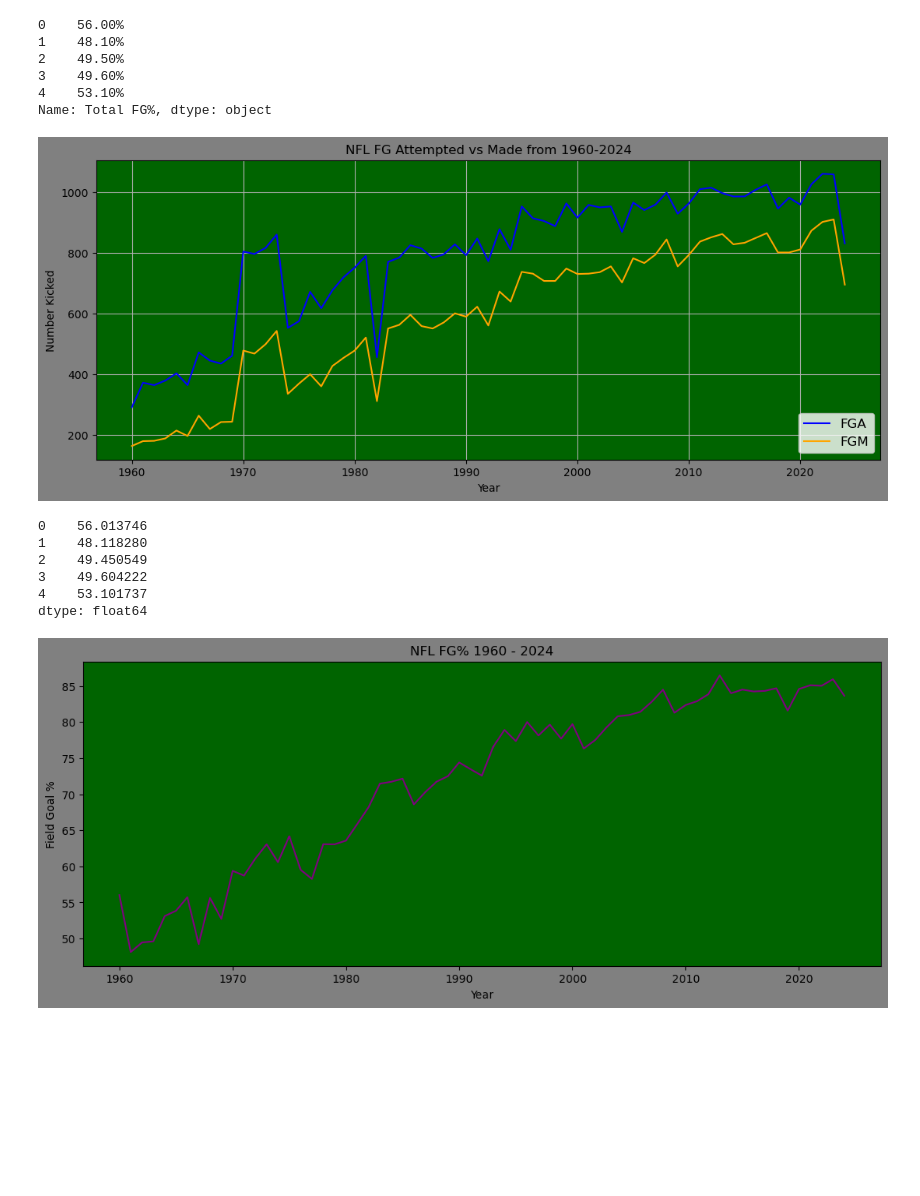
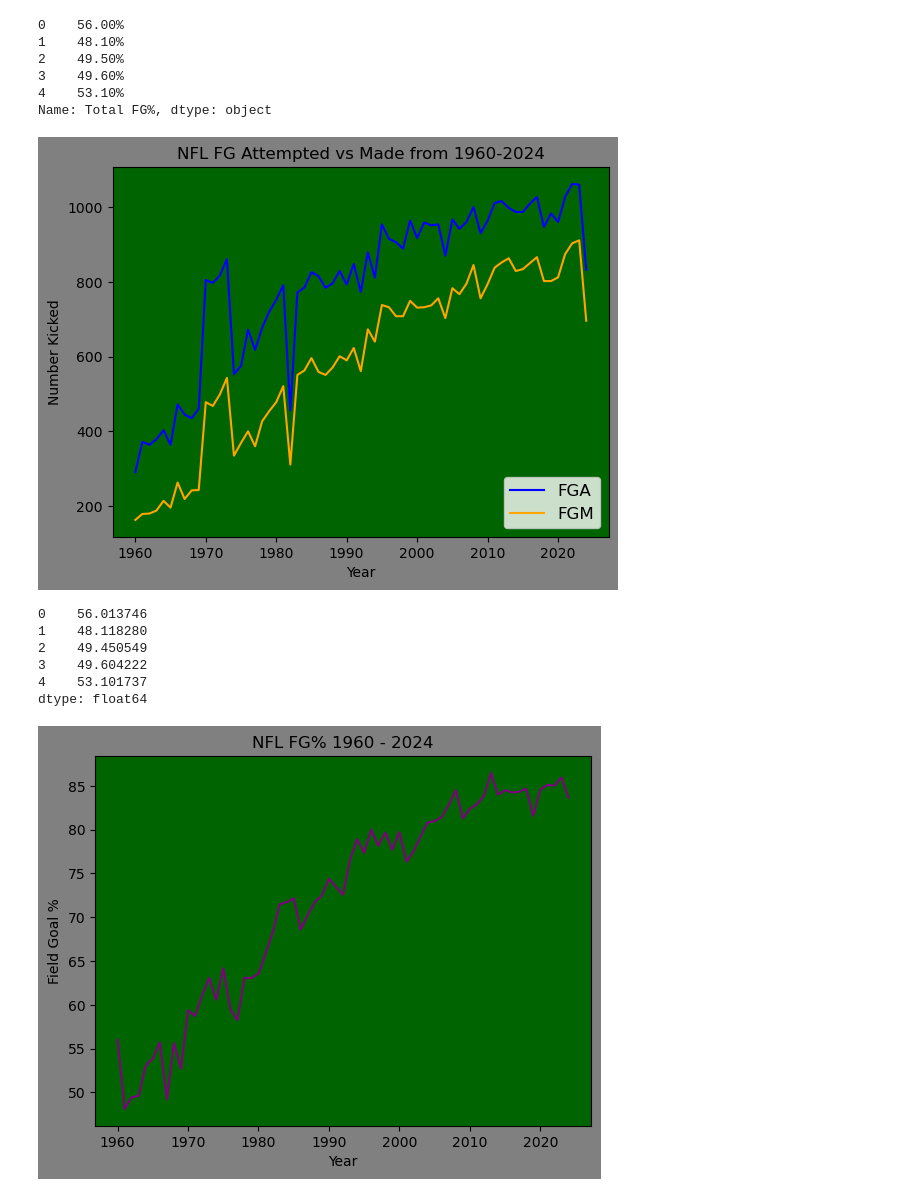
Before and after one commit to JarKanni/nfl, a Jupyter notebook: kicking_analysis/nfl_kicking.ipynb, the cells around one changed output. Saved outputs shown, nothing was run; the diff lists cells and outputs as text; code cells hidden in the pictures; blank space fills up the shorter version.

```diff
--- a/kicking_analysis/nfl_kicking.ipynb
+++ b/kicking_analysis/nfl_kicking.ipynb
@@ -35,41 +37,41 @@ print(df['Total FG%'].head())
 4    53.10%
 Name: Total FG%, dtype: object
 # %%
-# create graph: Field Goal % by Year
+# create graph: Field Goals Attempted Vs Made by Year
 
 year = df['Year']
 stat = df['Total FGM']
 FGM = df['Total FGM']
 FGA = df['Total FGA']
 
-fig, ax = plt.subplots(figsize=(13,5))
+fig, ax = plt.subplots()
 ax.plot(year, FGA, color='blue')
 ax.plot(year, FGM, color='orange')
-
-#ax.yaxis.set_ticks(np.arange(0, 100, 20))
 ax.set_xlabel('Year')
 ax.set_ylabel('Number Kicked')
 ax.set_title('NFL FG Attempted vs Made from 1960-2024')
 ax.set_facecolor('darkgreen')
 fig.set_facecolor('grey')
 ax.legend(['FGA', 'FGM'], loc='lower right', fontsize='large')
-ax.grid()
+#plt.savefig('NFL_FG_Attempted_Made.png', bbox_inches = 'tight')
 plt.show()
 # %% [output]
-[figure, old version]
+[figure, new version]
 # %%
+# create graph: FG% by year
+
 ave = df['Total FGM'] / df['Total FGA'] * 100
 
 print(ave.head())
 
-fig, ax = plt.subplots(figsize=(13,5))
+fig, ax = plt.subplots()
 ax.plot(year, ave, color='purple')
 ax.set_title('NFL FG% 1960 - 2024')
 ax.set_xlabel('Year')
 ax.set_ylabel('Field Goal %')
 ax.set_facecolor('darkgreen')
 fig.set_facecolor('gray')
-
+#plt.savefig('NFL_FG_pct.png', bbox_inches = 'tight')
 plt.show()
 # %% [output]
 0    56.013746
@@ -78,5 +80,5 @@ plt.show()
 3    49.604222
 4    53.101737
 dtype: float64
-[figure, old version]
+[figure, new version]
 # %%
```
Also changed, not shown: parts of 2 cells of this notebook.
